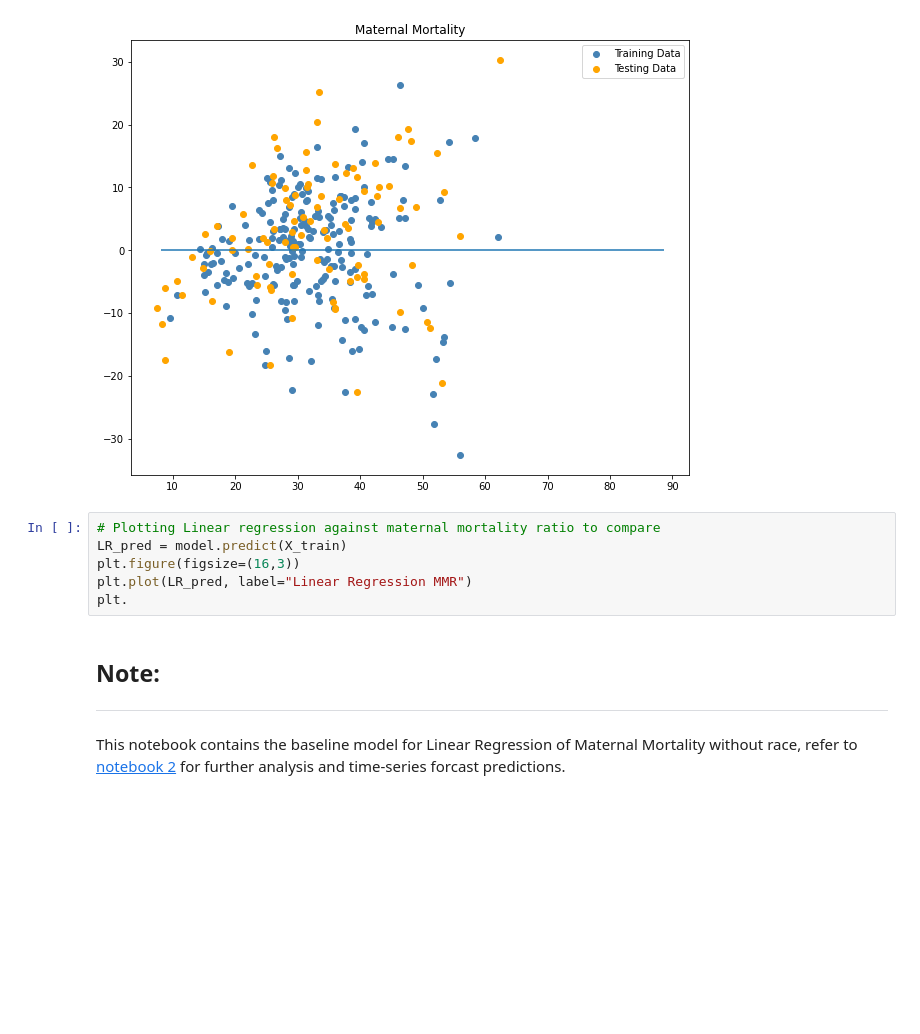
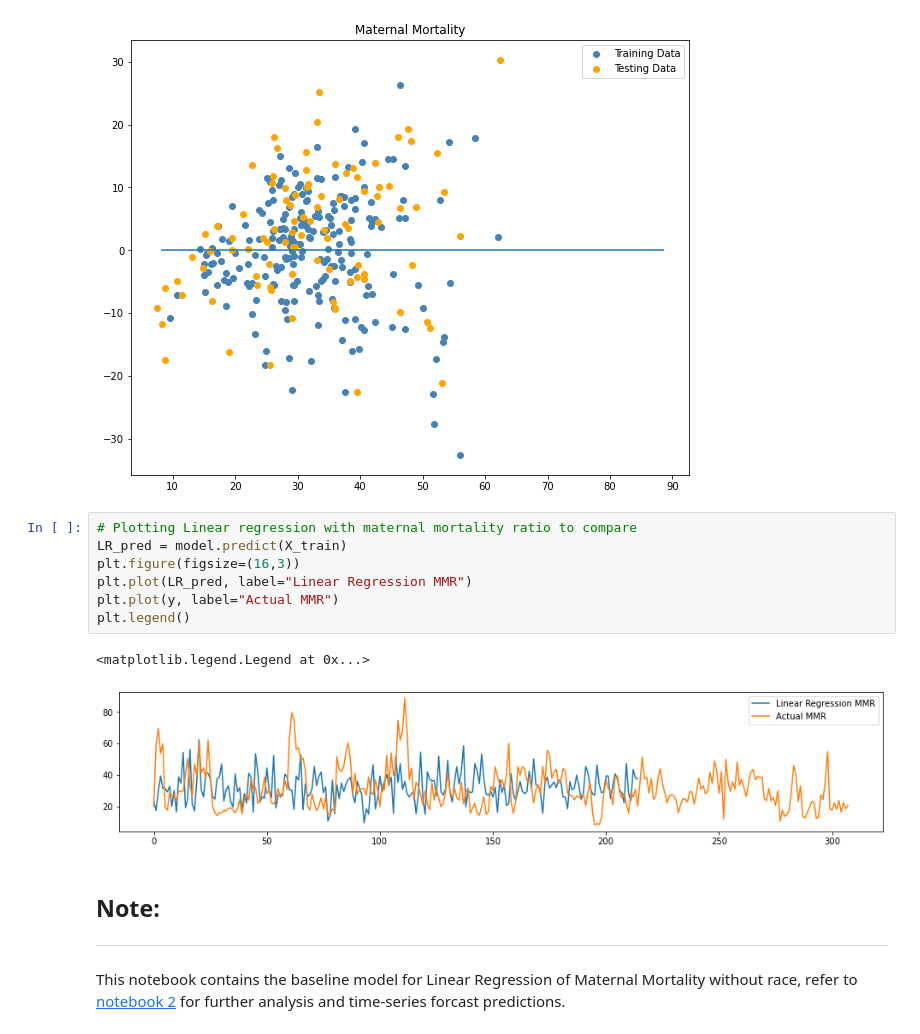
Before and after one commit to abpuccini/maternal-mortality-project, a Jupyter notebook: machine_learning/model_testing/Linear_Regression_Non_Race_Model1_Chahnaz.ipynb, the cells around one changed output. Cells and saved outputs as stored; diff of their text form; blank space fills up the shorter version.

```diff
--- a/machine_learning/model_testing/Linear_Regression_Non_Race_Model1_Chahnaz.ipynb
+++ b/machine_learning/model_testing/Linear_Regression_Non_Race_Model1_Chahnaz.ipynb
@@ -450,11 +450,15 @@ plt.title("Maternal Mortality")
 Text(0.5, 1.0, 'Maternal Mortality')
 [figure]
 # %%
-# Plotting Linear regression against maternal mortality ratio to compare
+# Plotting Linear regression with maternal mortality ratio to compare
 LR_pred = model.predict(X_train)
 plt.figure(figsize=(16,3))
 plt.plot(LR_pred, label="Linear Regression MMR")
-plt.
+plt.plot(y, label="Actual MMR")
+plt.legend()
+# %% [output]
+<matplotlib.legend.Legend at 0x...>
+[figure, added]
 # %% [markdown]
 ## Note:
 ***
```
Also changed, not shown: 1 other file.
